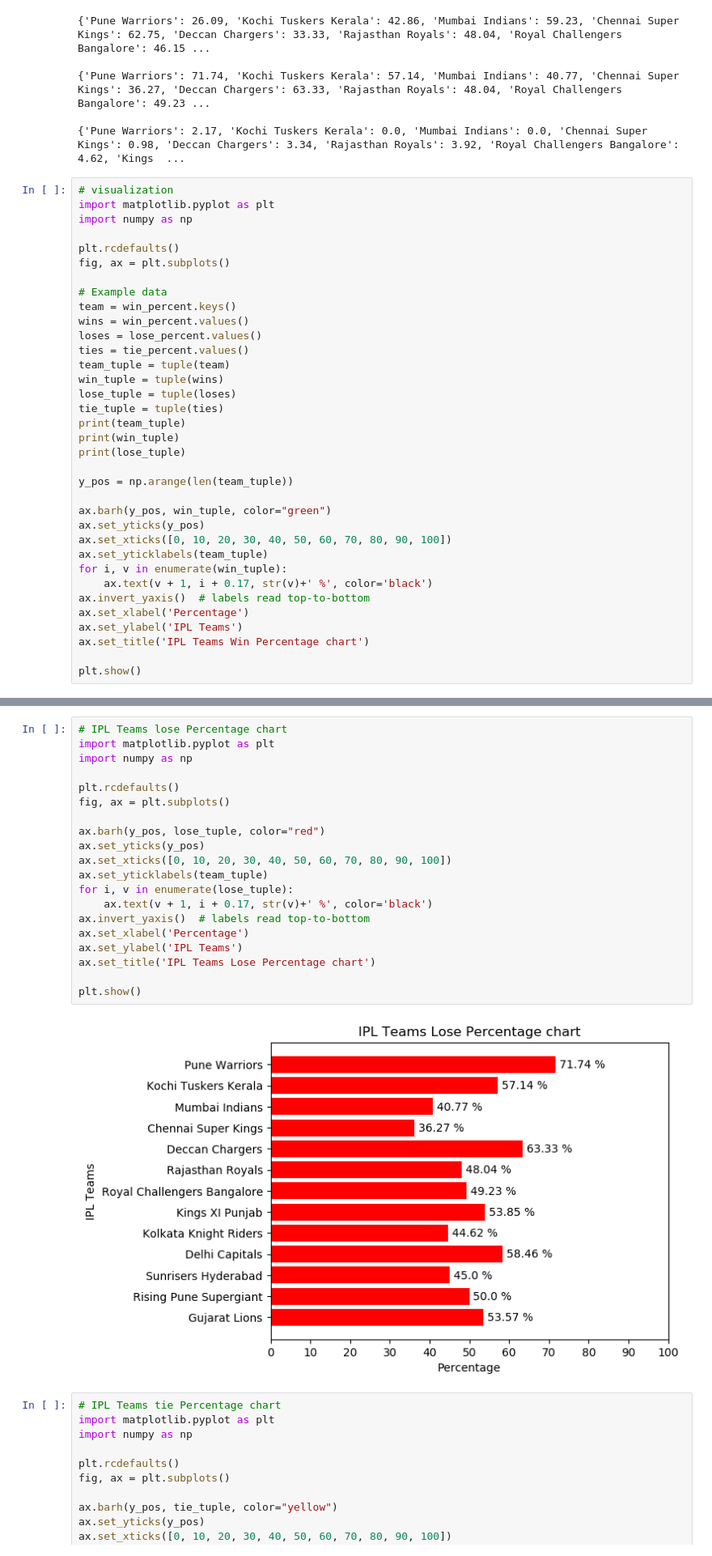
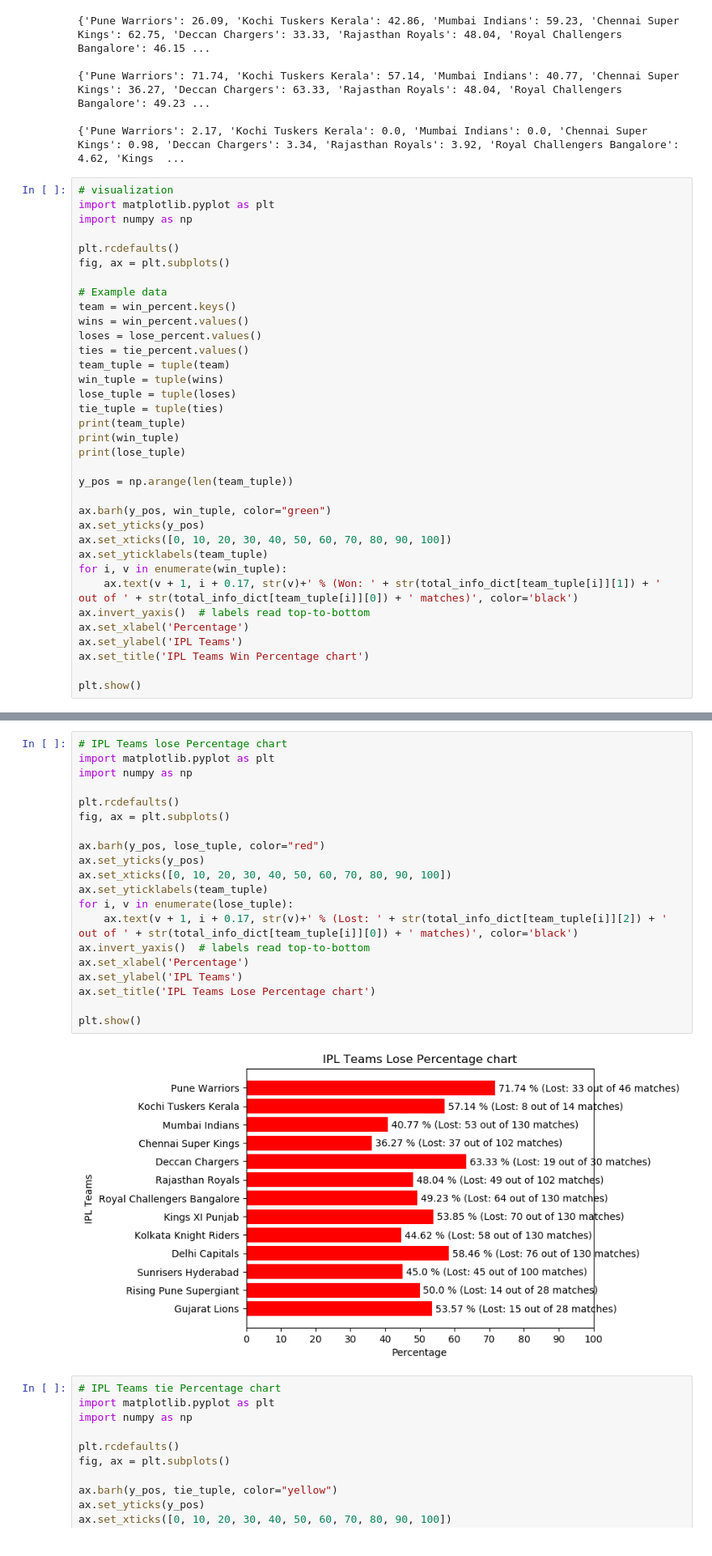
Before and after one commit to 44520-s19/wm-final-project-venkateshkunduru123, a Jupyter notebook: project.ipynb, the cells around one changed output, grey strips where cells are left out. Shown: that part at 81% size. Drawn from its saved outputs; the diff is of its cells as text.

```diff
--- a/project.ipynb
+++ b/project.ipynb
@@ -209,7 +193,7 @@ ax.set_yticks(y_pos)
 ax.set_xticks([0, 10, 20, 30, 40, 50, 60, 70, 80, 90, 100])
 ax.set_yticklabels(team_tuple)
 for i, v in enumerate(win_tuple):
-    ax.text(v + 1, i + 0.17, str(v)+' %', color='black')
+    ax.text(v + 1, i + 0.17, str(v)+' % (Won: ' + str(total_info_dict[team_tuple[i]][1]) + ' out of ' + str(total_info_dict[team_tuple[i]][0]) + ' matches)', color='black')
 ax.invert_yaxis()  # labels read top-to-bottom
 ax.set_xlabel('Percentage')
 ax.set_ylabel('IPL Teams')
@@ -224,25 +208,25 @@ plt.show()
 # %%
 # IPL Teams lose Percentage chart
 import matplotlib.pyplot as plt
 import numpy as np
 
 plt.rcdefaults()
 fig, ax = plt.subplots()
 
 ax.barh(y_pos, lose_tuple, color="red")
 ax.set_yticks(y_pos)
 ax.set_xticks([0, 10, 20, 30, 40, 50, 60, 70, 80, 90, 100])
 ax.set_yticklabels(team_tuple)
 for i, v in enumerate(lose_tuple):
-    ax.text(v + 1, i + 0.17, str(v)+' %', color='black')
+    ax.text(v + 1, i + 0.17, str(v)+' % (Lost: ' + str(total_info_dict[team_tuple[i]][2]) + ' out of ' + str(total_info_dict[team_tuple[i]][0]) + ' matches)', color='black')
 ax.invert_yaxis()  # labels read top-to-bottom
 ax.set_xlabel('Percentage')
 ax.set_ylabel('IPL Teams')
 ax.set_title('IPL Teams Lose Percentage chart')
 
 plt.show()
 # %% [output]
-[figure, old version]
+[figure, new version]
 # %%
 # IPL Teams tie Percentage chart
 import matplotlib.pyplot as plt
```
Also changed, not shown: parts of 2 cells of this notebook, 1 other file.
